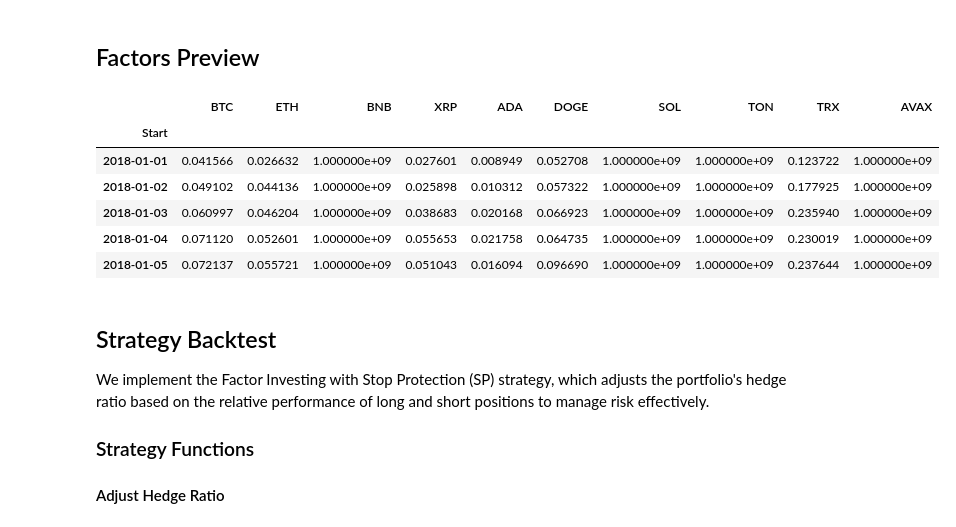
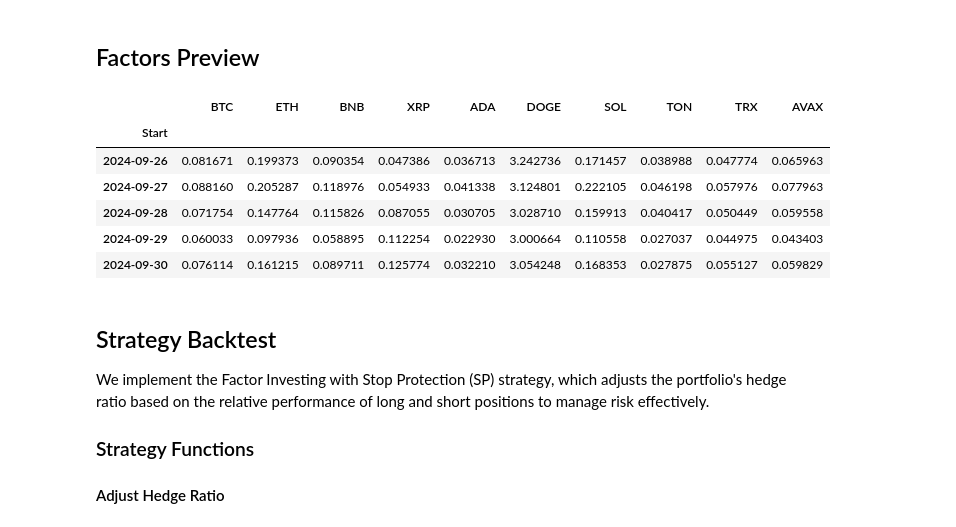
Before and after one commit to ak7660/GraapeInvestment, a Jupyter notebook: strategy.ipynb, the cells around one changed output. Drawn from its saved outputs; the diff is of its cells as text; code cells hidden in the pictures.

```diff
--- a/strategy.ipynb
+++ b/strategy.ipynb
@@ -125,0 +148,9 @@ price_data.head()
+# %%
+if price_data.index.tz is not None:
+    price_data.index = price_data.index.tz_convert(None)
+
+if traditional_price_data.index.tz is not None:
+     traditional_price_data.index = price_data.index.tz_convert(None)
+
+print("Crypto Data Index Timezone:", price_data.index.tz)
+print("Traditional Data Index Timezone:", traditional_price_data.index.tz)
@@ -196,17 +216,17 @@ Value Factor Head:
 # %% [markdown]
 ## Factors Preview
 # %%
-momentum.head()
-size.head()
-value.head()
+momentum.tail()
+size.tail()
+value.tail()
 # %% [output]
 |  | BTC | ETH | BNB | XRP | ADA | DOGE | SOL | TON | TRX | AVAX |
 | Start |  |  |  |  |  |  |  |  |  |  |
-| 2018-01-01 | 0.041566 | 0.026632 | 1.000000e+09 | 0.027601 | 0.008949 | 0.052708 | 1.000000e+09 | 1.000000e+09 | 0.123722 | 1.000000e+09 |
-| 2018-01-02 | 0.049102 | 0.044136 | 1.000000e+09 | 0.025898 | 0.010312 | 0.057322 | 1.000000e+09 | 1.000000e+09 | 0.177925 | 1.000000e+09 |
-| 2018-01-03 | 0.060997 | 0.046204 | 1.000000e+09 | 0.038683 | 0.020168 | 0.066923 | 1.000000e+09 | 1.000000e+09 | 0.235940 | 1.000000e+09 |
-| 2018-01-04 | 0.071120 | 0.052601 | 1.000000e+09 | 0.055653 | 0.021758 | 0.064735 | 1.000000e+09 | 1.000000e+09 | 0.230019 | 1.000000e+09 |
-| 2018-01-05 | 0.072137 | 0.055721 | 1.000000e+09 | 0.051043 | 0.016094 | 0.096690 | 1.000000e+09 | 1.000000e+09 | 0.237644 | 1.000000e+09 |
+| 2024-09-26 | 0.081671 | 0.199373 | 0.090354 | 0.047386 | 0.036713 | 3.242736 | 0.171457 | 0.038988 | 0.047774 | 0.065963 |
+| 2024-09-27 | 0.088160 | 0.205287 | 0.118976 | 0.054933 | 0.041338 | 3.124801 | 0.222105 | 0.046198 | 0.057976 | 0.077963 |
+| 2024-09-28 | 0.071754 | 0.147764 | 0.115826 | 0.087055 | 0.030705 | 3.028710 | 0.159913 | 0.040417 | 0.050449 | 0.059558 |
+| 2024-09-29 | 0.060033 | 0.097936 | 0.058895 | 0.112254 | 0.022930 | 3.000664 | 0.110558 | 0.027037 | 0.044975 | 0.043403 |
+| 2024-09-30 | 0.076114 | 0.161215 | 0.089711 | 0.125774 | 0.032210 | 3.054248 | 0.168353 | 0.027875 | 0.055127 | 0.059829 |
 # %% [markdown]
 <a id='Strategy_Backtest'></a>
 <a id='Strategy_Backtest'></a>
```
Also changed, not shown: parts of 24 cells of this notebook, 1 other file.
